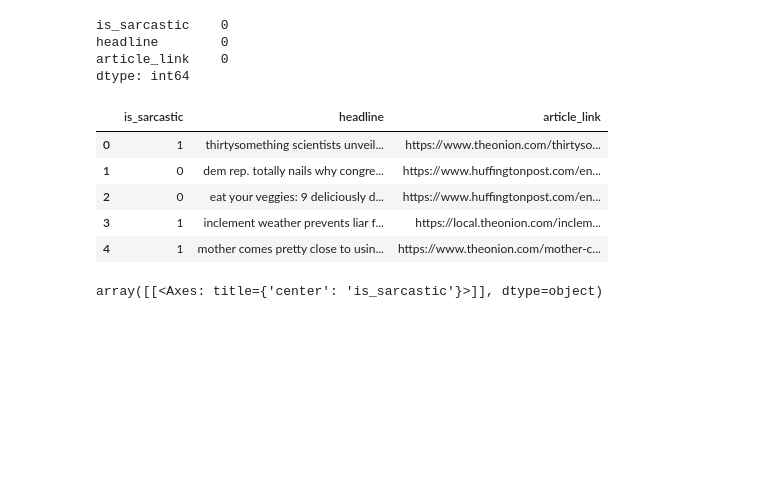
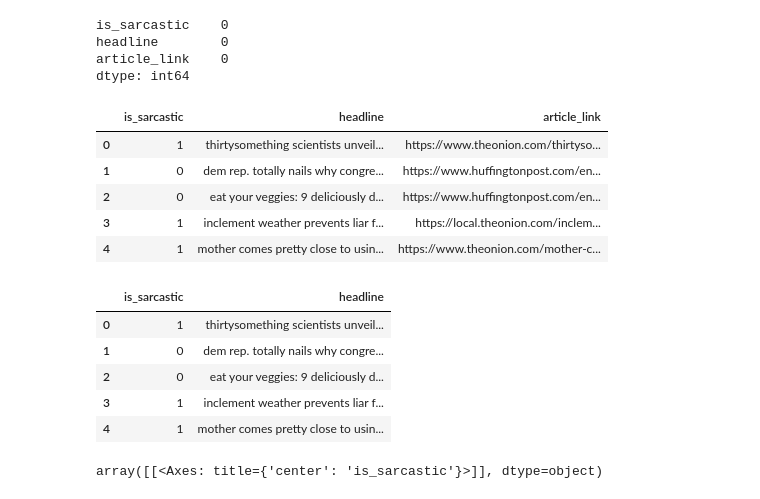
Before and after one commit to chris-j-weber/TraMSD, a Jupyter notebook: data/headline.ipynb, the cells around one changed output. Drawn from its saved outputs; the diff is of its cells as text; code cells hidden in the pictures; blank space fills up the shorter version.

Commit message:
remove article_link column

```diff
--- a/data/headline.ipynb
+++ b/data/headline.ipynb
@@ -42,6 +42,16 @@ df.head()
 | 2 | 0 | eat your veggies: 9 deliciously d... | https://www.huffingtonpost.com/en... |
 | 3 | 1 | inclement weather prevents liar f... | https://local.theonion.com/inclem... |
 | 4 | 1 | mother comes pretty close to usin... | https://www.theonion.com/mother-c... |
+# %%
+df = df.drop(['article_link'], axis=1)
+df.head()
+# %% [output]
+|  | is_sarcastic | headline |
+| 0 | 1 | thirtysomething scientists unveil... |
+| 1 | 0 | dem rep. totally nails why congre... |
+| 2 | 0 | eat your veggies: 9 deliciously d... |
+| 3 | 1 | inclement weather prevents liar f... |
+| 4 | 1 | mother comes pretty close to usin... |
 # %%
 df.hist()
 # %% [output]
```
Also changed, not shown: parts of 2 cells of this notebook, 2 other files.
